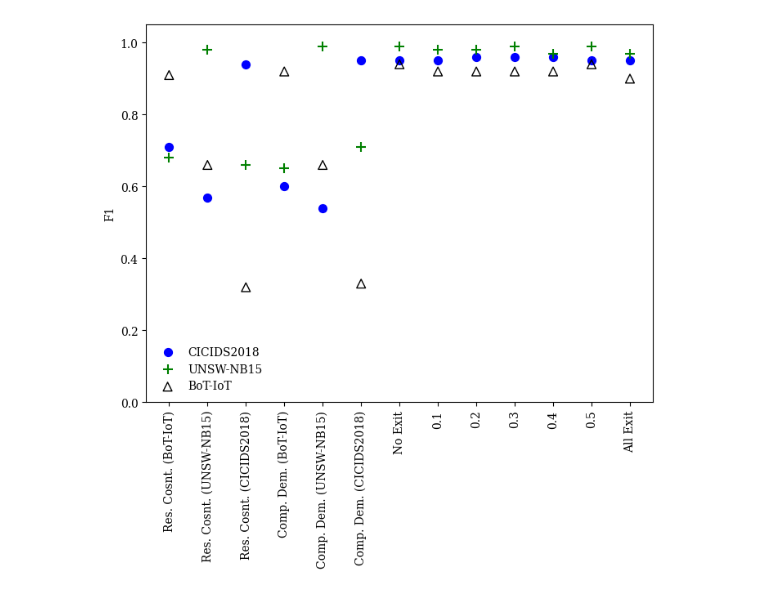
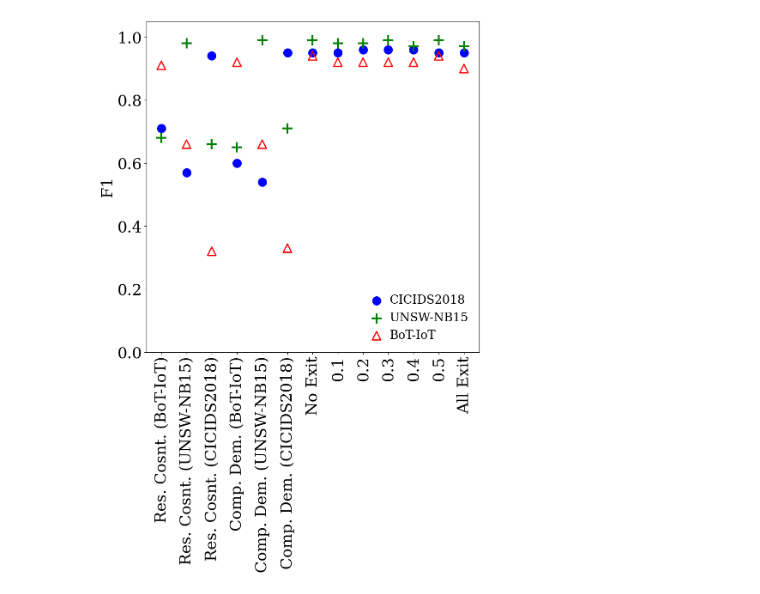
Before and after one commit to LucasSotomaiorAPereira/pibic-25-26, a Jupyter notebook: versao_artigo/f1_display.ipynb, the cells around one changed output. Saved outputs shown, nothing was run; the diff lists cells and outputs as text; code cells hidden in the pictures.

```diff
--- a/versao_artigo/f1_display.ipynb
+++ b/versao_artigo/f1_display.ipynb
@@ -11,41 +11,38 @@ labels = [
 
 qtd_elementos = len(labels)
 
 valores_lista_bot = [0.91, 0.66, 0.32, 0.92, 0.66, 0.33, 0.94, 0.92, 0.92, 0.92, 0.92, 0.94, 0.90]
 
 valores_lista_unsw = [0.68, 0.98, 0.66, 0.65, 0.99, 0.71, 0.99, 0.98, 0.98, 0.99, 0.97, 0.99, 0.97]
 
 valores_lista_cic = [0.71, 0.57, 0.94, 0.60, 0.54, 0.95, 0.95, 0.95, 0.96, 0.96, 0.96, 0.95, 0.95]
 
 
 x_indices = range(qtd_elementos)
 
-plt.figure(figsize=(8, 6))
+plt.figure(figsize=(10, 10))
 
 plt.rcParams['font.family'] = 'serif'
 
 plt.rcParams['font.serif'] = ['Times New Roman'] + plt.rcParams['font.serif']
 
-# plt.rcParams.update({'font.size': 28})
+plt.rcParams.update({'font.size': 26})
 
 
-plt.scatter(x_indices, valores_lista_cic, marker='o', color='blue', label='CICIDS2018', s=50)
-
-plt.scatter(x_indices, valores_lista_unsw, marker='+', color='green', label='UNSW-NB15', s=80)
-
-plt.scatter(x_indices, valores_lista_bot, marker='^', color='red', label='BoT-IoT', s=60, facecolors='none', edgecolors='black')
+plt.scatter(x_indices, valores_lista_cic, marker='o', color='blue', label='CICIDS2018', s=200)
+plt.scatter(x_indices, valores_lista_unsw, marker='+', color='green', label='UNSW-NB15', s=300, linewidth=3)
+plt.scatter(x_indices, valores_lista_bot, marker='^', color='red', label='BoT-IoT', s=200, facecolors='none', linewidth=2)
 
 plt.xticks(ticks=x_indices, labels=labels, rotation=90)
 
 plt.ylabel('F1')
 
 plt.ylim(0, 1.05)
 plt.grid(False)
 
-plt.legend(frameon=False)
-plt.savefig('graficos/compacuracia.pdf')
-
+plt.legend(frameon=False, loc='lower right', fontsize=20, handletextpad=0.1)
+plt.savefig('graficos/compacuracia.pdf', bbox_inches='tight', pad_inches=0.02)
 
 plt.show()
 # %% [output]
-[figure, old version]
+[figure, new version]
```
Also changed, not shown: 1 other file.
